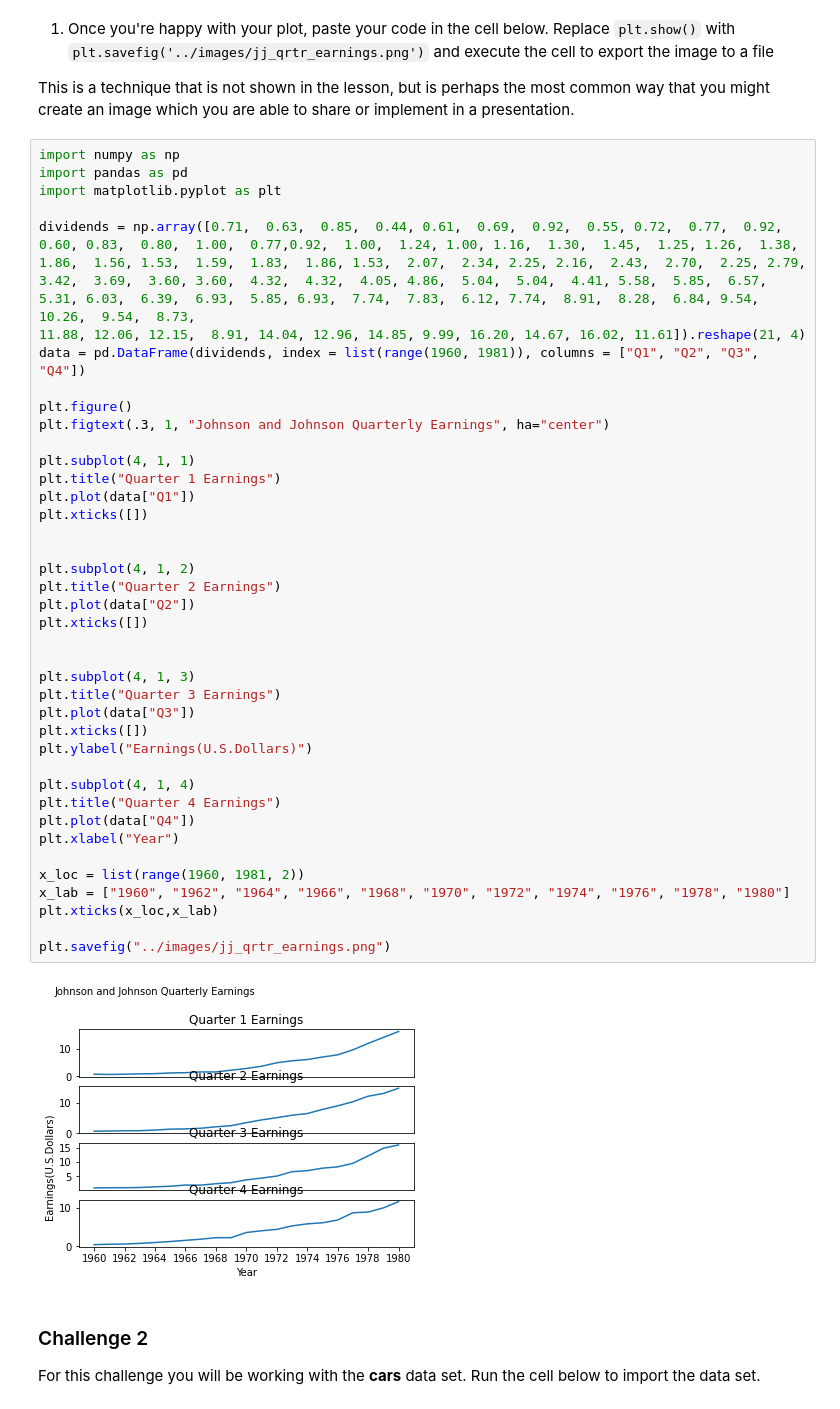
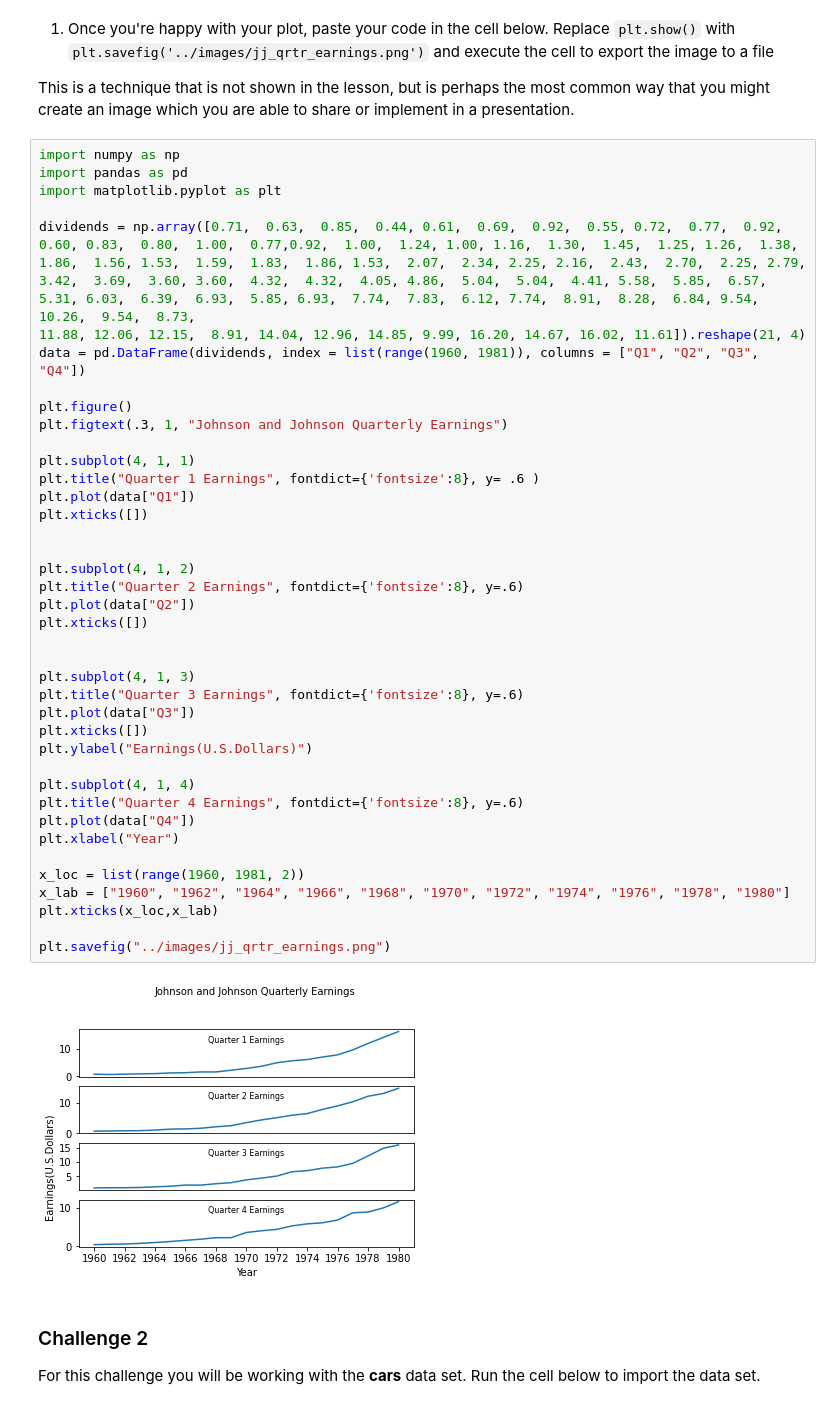
Before and after one commit to sashasabater/ds-precourse-faceting, a Jupyter notebook: notebooks/faceting.ipynb, the cells around one changed output. Drawn from its saved outputs; the diff is of its cells as text.

```diff
--- a/notebooks/faceting.ipynb
+++ b/notebooks/faceting.ipynb
@@ -110,39 +110,39 @@ dividends = np.array([0.71,  0.63,  0.85,  0.44, 0.61,  0.69,  0.92,  0.55, 0.72
 11.88, 12.06, 12.15,  8.91, 14.04, 12.96, 14.85, 9.99, 16.20, 14.67, 16.02, 11.61]).reshape(21, 4)
 data = pd.DataFrame(dividends, index = list(range(1960, 1981)), columns = ["Q1", "Q2", "Q3", "Q4"])
 
 plt.figure()
-plt.figtext(.3, 1, "Johnson and Johnson Quarterly Earnings", ha="center")
+plt.figtext(.3, 1, "Johnson and Johnson Quarterly Earnings")
 
 plt.subplot(4, 1, 1)
-plt.title("Quarter 1 Earnings")
+plt.title("Quarter 1 Earnings", fontdict={'fontsize':8}, y= .6 )
 plt.plot(data["Q1"])
 plt.xticks([])
 
 
 plt.subplot(4, 1, 2)
-plt.title("Quarter 2 Earnings")
+plt.title("Quarter 2 Earnings", fontdict={'fontsize':8}, y=.6)
 plt.plot(data["Q2"])
 plt.xticks([])
 
 
 plt.subplot(4, 1, 3)
-plt.title("Quarter 3 Earnings")
+plt.title("Quarter 3 Earnings", fontdict={'fontsize':8}, y=.6)
 plt.plot(data["Q3"])
 plt.xticks([])
 plt.ylabel("Earnings(U.S.Dollars)")
 
 plt.subplot(4, 1, 4)
-plt.title("Quarter 4 Earnings")
+plt.title("Quarter 4 Earnings", fontdict={'fontsize':8}, y=.6)
 plt.plot(data["Q4"])
 plt.xlabel("Year")
 
 x_loc = list(range(1960, 1981, 2))
 x_lab = ["1960", "1962", "1964", "1966", "1968", "1970", "1972", "1974", "1976", "1978", "1980"]
 plt.xticks(x_loc,x_lab)
 
 plt.savefig("../images/jj_qrtr_earnings.png")
 # %% [output]
-[figure, old version]
+[figure, new version]
 # %% [markdown]
 ### Challenge 2
 
```
Also changed, not shown: parts of 3 cells of this notebook, 2 other files.
